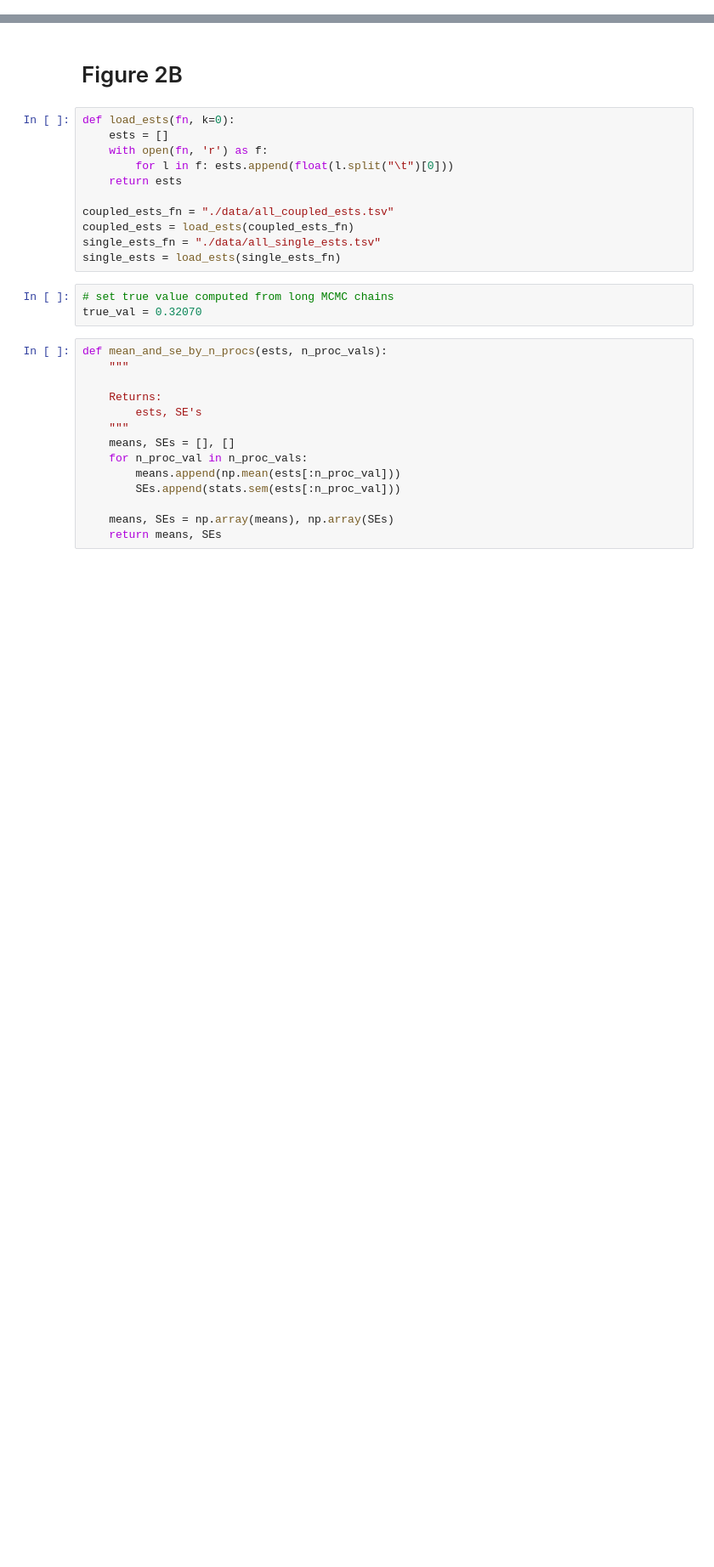
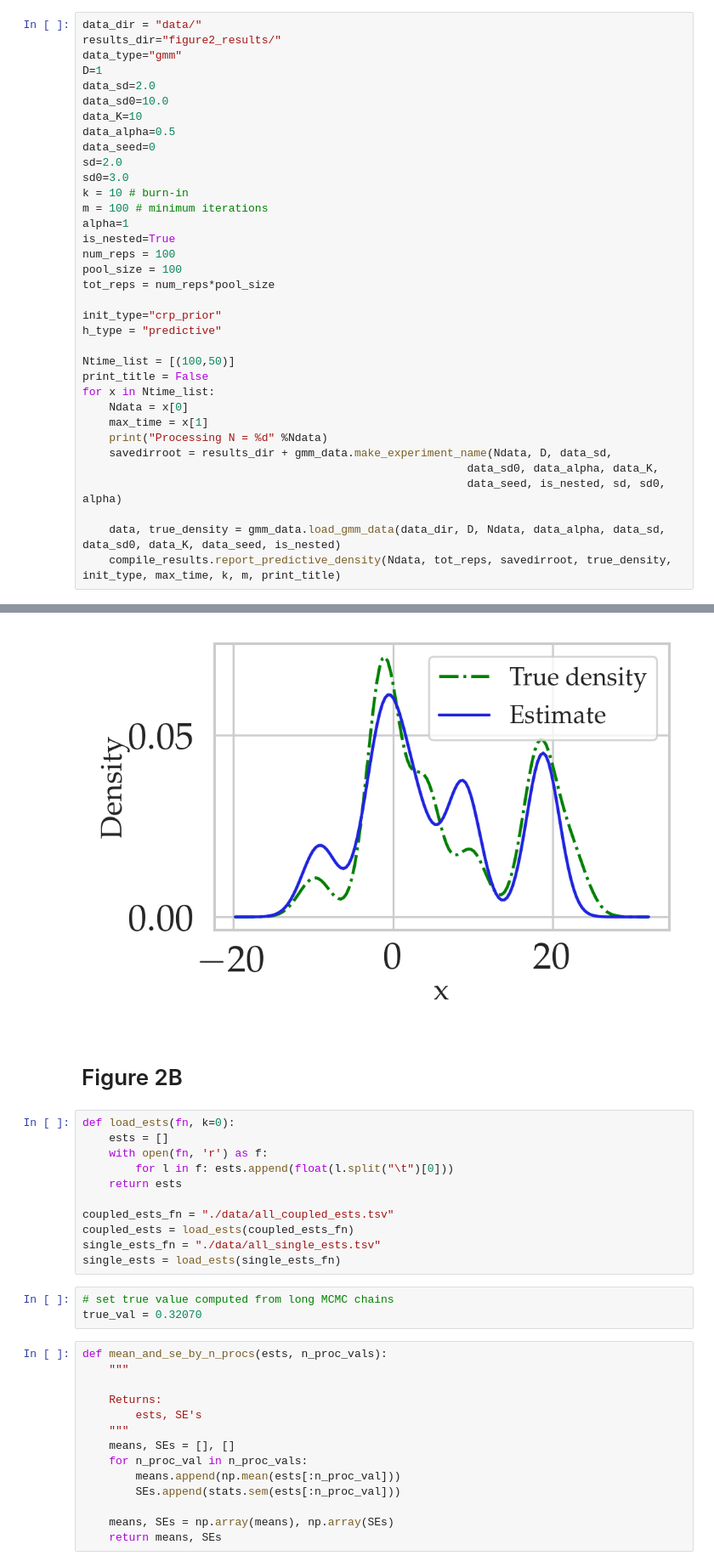
Before and after one commit to tinnguyen96/partition-coupling, a Jupyter notebook: Figure2.ipynb, the cells around one changed output, grey strips where cells are left out. Shown: that part at 85% size. Cells and saved outputs as stored; diff of their text form; blank space fills up the shorter version.

Commit message:
Working version of Figure2 for the A panel.

```diff
--- a/Figure2.ipynb
+++ b/Figure2.ipynb
@@ -24,0 +35,36 @@ plt.rcParams.update({
+# %%
+data_dir = "data/"
+results_dir="figure2_results/"
+data_type="gmm"
+D=1
+data_sd=2.0
+data_sd0=10.0
+data_K=10
+data_alpha=0.5
+data_seed=0
+sd=2.0
+sd0=3.0
+k = 10 # burn-in
+m = 100 # minimum iterations
+alpha=1
+is_nested=True
+num_reps = 100
+pool_size = 100
+tot_reps = num_reps*pool_size
+
+init_type="crp_prior"
+h_type = "predictive"
+
+Ntime_list = [(100,50)]
+print_title = False
+for x in Ntime_list:
+    Ndata = x[0]
+    max_time = x[1]
+    print("Processing N = %d" %Ndata)
+    savedirroot = results_dir + gmm_data.make_experiment_name(Ndata, D, data_sd,
+                                                          data_sd0, data_alpha, data_K,
+                                                          data_seed, is_nested, sd, sd0, alpha)
+
+    data, true_density = gmm_data.load_gmm_data(data_dir, D, Ndata, data_alpha, data_sd, data_sd0, data_K, data_seed, is_nested)
+    compile_results.report_predictive_density(Ndata, tot_reps, savedirroot, true_density, init_type, max_time, k, m, print_title)
+# %% [output]
@@ -25,3 +78,4 @@ plt.rcParams.update({
+[figure, added]
 # %% [markdown]
 # Figure 2B
 # %%
```
Also changed, not shown: parts of 4 cells of this notebook, 6 other files.
